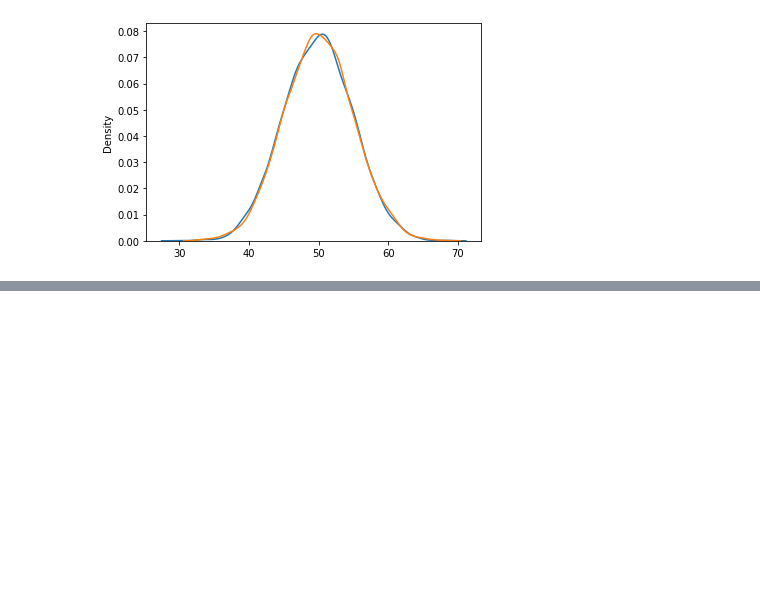
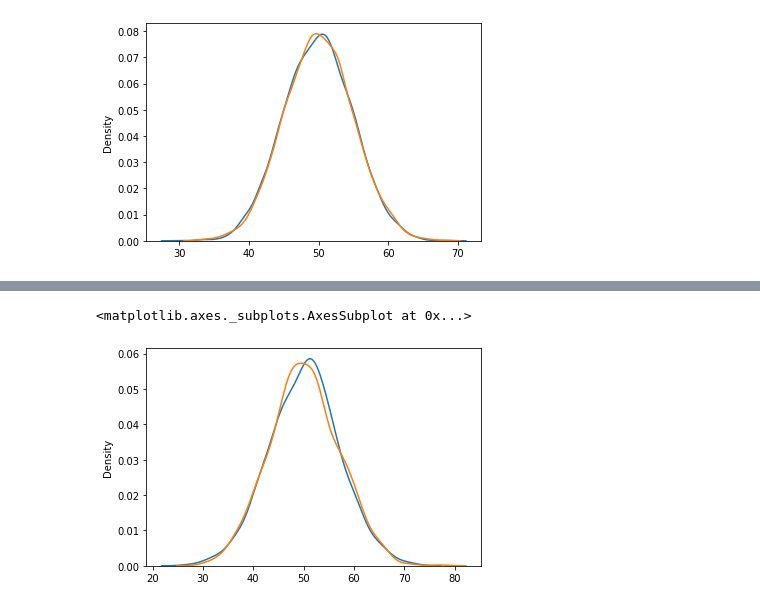
Before and after one commit to Vaibhav67979/MachineLearning, a Jupyter notebook: MLCourse/Seaborn_and_Distributions.ipynb, the cells around one changed output, grey strips where cells are left out. Cells and saved outputs as stored; diff of their text form; code cells hidden in the pictures; blank space fills up the shorter version.

```diff
--- a/MLCourse/Seaborn_and_Distributions.ipynb
+++ b/MLCourse/Seaborn_and_Distributions.ipynb
@@ -119,0 +144,6 @@ sns.distplot(np.random.binomial(n=100, p=0.5, size=10000), hist=False, label='bi
+# %%
+sns.distplot(np.random.normal(loc=50, scale=7, size=1000), hist=False, label='normal')
+sns.distplot(np.random.poisson(lam=50, size=1000), hist=False, label='poisson')
+# %% [output]
+<matplotlib.axes._subplots.AxesSubplot at 0x...>
+[figure, added]
```
Also changed, not shown: parts of 14 cells of this notebook.
